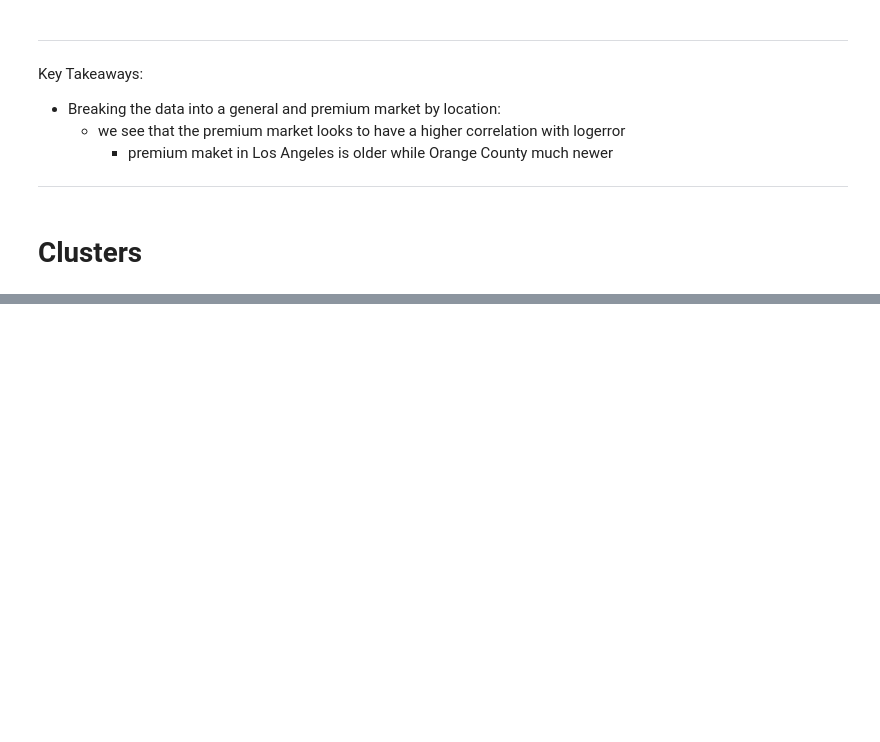
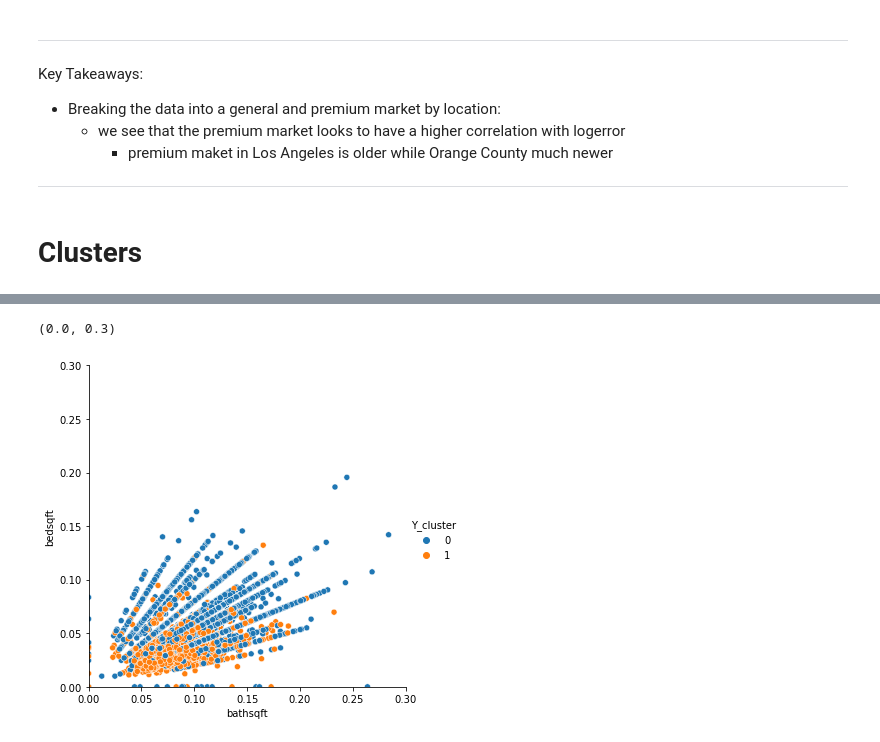
Before and after one commit to albertopuentes/Clustering-Project---Tale-of-Two-Cities, a Jupyter notebook: clustering_notebook.ipynb, the cells around one changed output, grey strips where cells are left out. Cells and saved outputs as stored; diff of their text form; code cells hidden in the pictures; blank space fills up the shorter version.

```diff
--- a/clustering_notebook.ipynb
+++ b/clustering_notebook.ipynb
@@ -652,0 +738,11 @@ Key Takeaways:
+# %%
+kmeans = KMeans(n_clusters=2)
+kmeans.fit(Y)
+train_scaled['Y_cluster'] = kmeans.predict(Y)
+
+sns.relplot(data=train_scaled, x='bathsqft', y='bedsqft', hue='Y_cluster')
+plt.xlim(0,.3)
+plt.ylim(0,.3)
+# %% [output]
+(0.0, 0.3)
+[figure, added]
```
Also changed, not shown: parts of 42 cells of this notebook.
